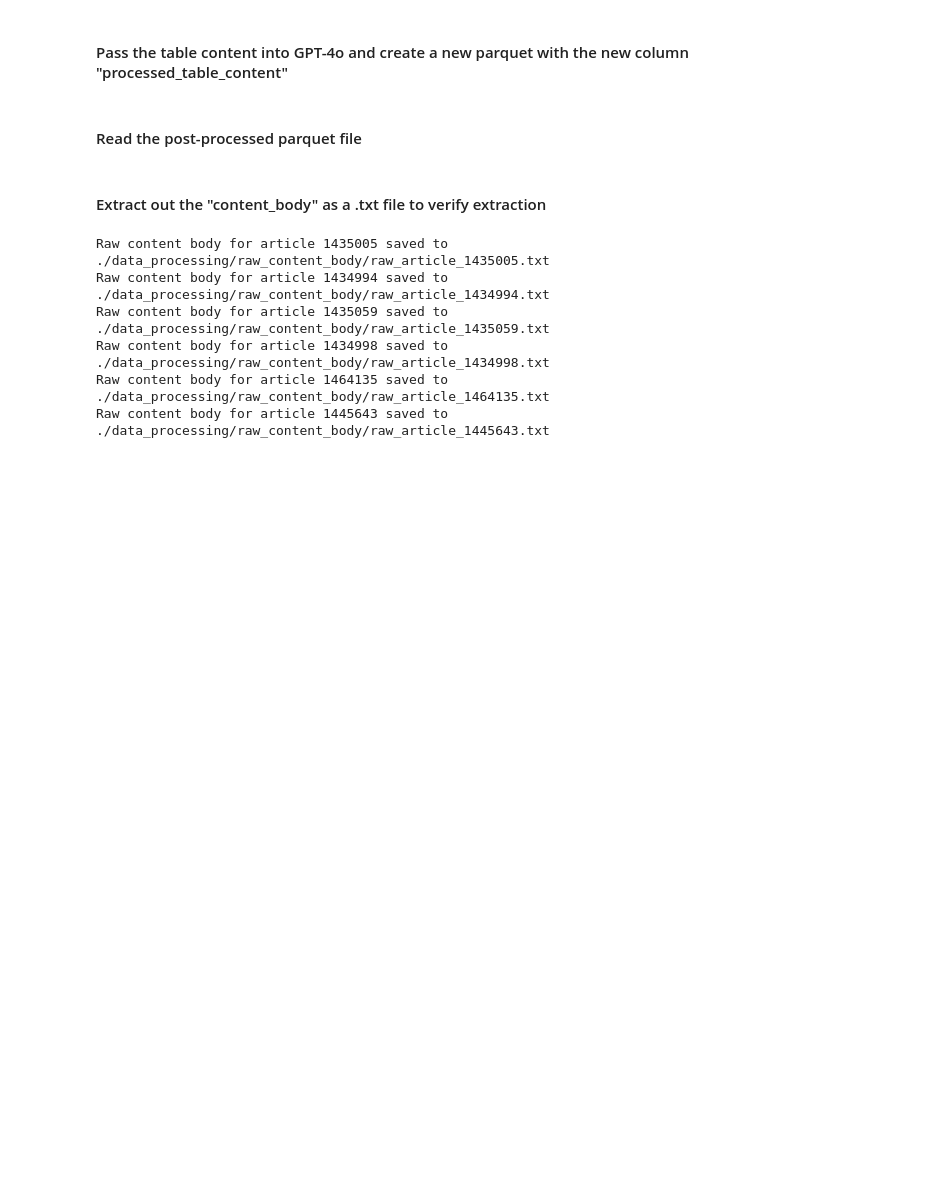
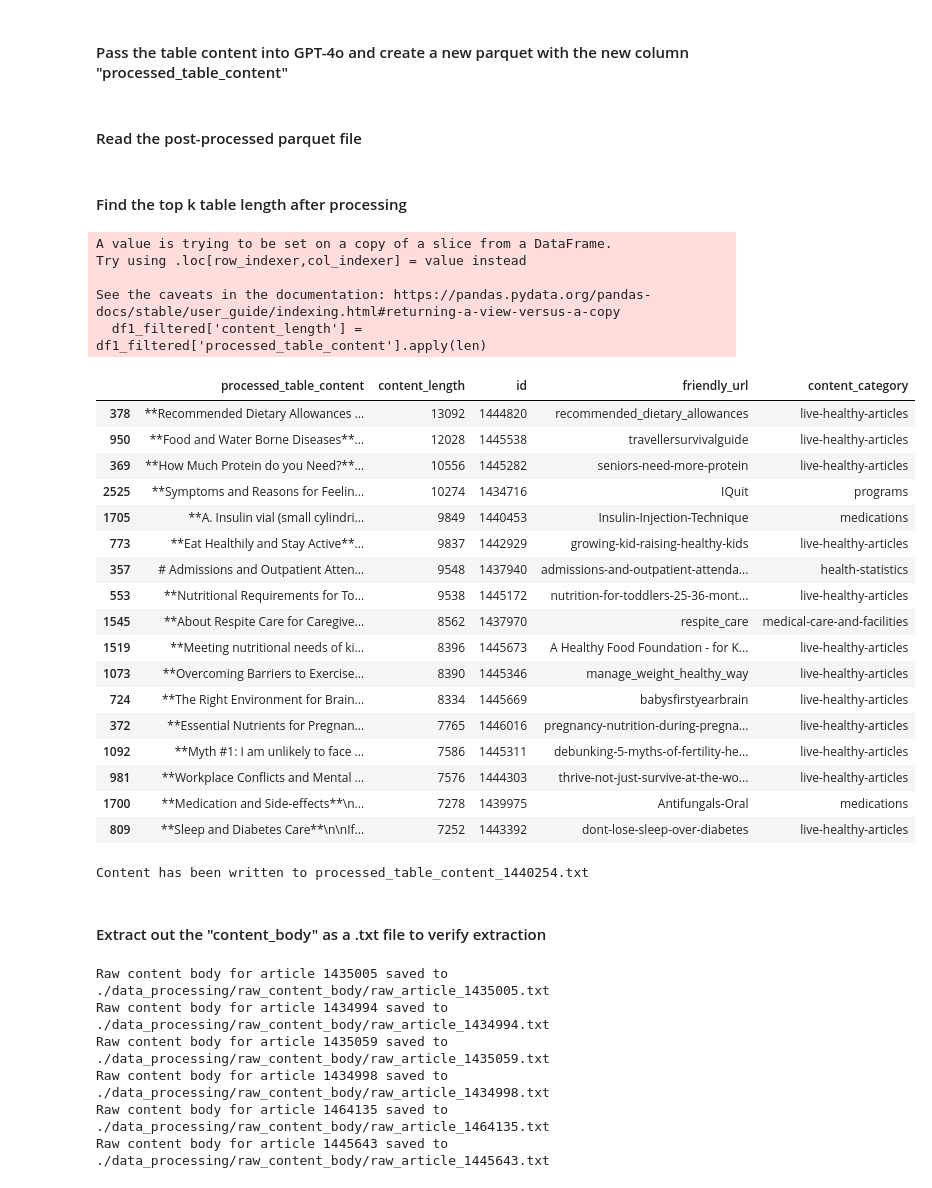
Before and after one commit to Synapxe-DNA/azure-conversational-assistant, a Jupyter notebook: notebooks/azure_data_testing.ipynb, the cells around one changed output. Saved outputs shown, nothing was run; the diff lists cells and outputs as text; code cells hidden in the pictures; blank space fills up the shorter version.

Commit message:
added instructions for azure data

```diff
--- a/notebooks/azure_data_testing.ipynb
+++ b/notebooks/azure_data_testing.ipynb
@@ -161,6 +134,57 @@ df.to_parquet(output_file)
 #### Read the post-processed parquet file
 # %%
 df1 = pd.read_parquet("/Users/Richmond/Desktop/syn/HealthierMe2.0/json_test/new_index.parquet")
+# %%
+df1 = pd.read_parquet("/Users/Richmond/Desktop/syn/azure-conversational-assistant/data_processing/new_index.parquet")
+# %% [markdown]
+#### Find the top k table length after processing
+# %%
+# Ensure 'processed_table_content' column does not contain None values
+df1_filtered = df1[df1['processed_table_content'].notnull() & df1['has_table']]
+
+# Find the lengths of each string in the "processed_table_content" column
+df1_filtered['content_length'] = df1_filtered['processed_table_content'].apply(len)
+
+# Sort the dataframe by content length in descending order and get the top 17
+top_30_longest = df1_filtered.nlargest(17, 'content_length')
+
+# Display the relevant columns for the top 17 entries
+top_30_longest[['processed_table_content', 'content_length', 'id', 'friendly_url', 'content_category']]
+# %% [output]
+A value is trying to be set on a copy of a slice from a DataFrame.
+Try using .loc[row_indexer,col_indexer] = value instead
+
+See the caveats in the documentation: https://pandas.pydata.org/pandas-docs/stable/user_guide/indexing.html#returning-a-view-versus-a-copy
+  df1_filtered['content_length'] = df1_filtered['processed_table_content'].apply(len)
+|  | processed_table_content | content_length | id | friendly_url | content_category |
+| 378 | **Recommended Dietary Allowances ... | 13092 | 1444820 | recommended_dietary_allowances | live-healthy-articles |
+| 950 | **Food and Water Borne Diseases**... | 12028 | 1445538 | travellersurvivalguide | live-healthy-articles |
+| 369 | **How Much Protein do you Need?**... | 10556 | 1445282 | seniors-need-more-protein | live-healthy-articles |
+| 2525 | **Symptoms and Reasons for Feelin... | 10274 | 1434716 | IQuit | programs |
+| 1705 | **A. Insulin vial (small cylindri... | 9849 | 1440453 | Insulin-Injection-Technique | medications |
+| 773 | **Eat Healthily and Stay Active**... | 9837 | 1442929 | growing-kid-raising-healthy-kids | live-healthy-articles |
+| 357 | # Admissions and Outpatient Atten... | 9548 | 1437940 | admissions-and-outpatient-attenda... | health-statistics |
+| 553 | **Nutritional Requirements for To... | 9538 | 1445172 | nutrition-for-toddlers-25-36-mont... | live-healthy-articles |
+| 1545 | **About Respite Care for Caregive... | 8562 | 1437970 | respite_care | medical-care-and-facilities |
+| 1519 | **Meeting nutritional needs of ki... | 8396 | 1445673 | A Healthy Food Foundation - for K... | live-healthy-articles |
+| 1073 | **Overcoming Barriers to Exercise... | 8390 | 1445346 | manage_weight_healthy_way | live-healthy-articles |
+| 724 | **The Right Environment for Brain... | 8334 | 1445669 | babysfirstyearbrain | live-healthy-articles |
+| 372 | **Essential Nutrients for Pregnan... | 7765 | 1446016 | pregnancy-nutrition-during-pregna... | live-healthy-articles |
+| 1092 | **Myth #1: I am unlikely to face ... | 7586 | 1445311 | debunking-5-myths-of-fertility-he... | live-healthy-articles |
+| 981 | **Workplace Conflicts and Mental ... | 7576 | 1444303 | thrive-not-just-survive-at-the-wo... | live-healthy-articles |
+| 1700 | **Medication and Side-effects**\n... | 7278 | 1439975 | Antifungals-Oral | medications |
+| 809 | **Sleep and Diabetes Care**\n\nIf... | 7252 | 1443392 | dont-lose-sleep-over-diabetes | live-healthy-articles |
+# %%
+# Filter the dataframe to find the row with id 1440254
+content = df1[df1['id'] == 1445517]['processed_table_content'].values[0]
+
+# Write the content to a text file
+with open('processed_table_content_1440254.txt', 'w') as file:
+    file.write(content)
+
+print("Content has been written to processed_table_content_1440254.txt")
+# %% [output]
+Content has been written to processed_table_content_1440254.txt
 # %% [markdown]
 #### Extract out the "content_body" as a .txt file to verify extraction
 # %%
```
Also changed, not shown: parts of 3 cells of this notebook, 3 other files.
